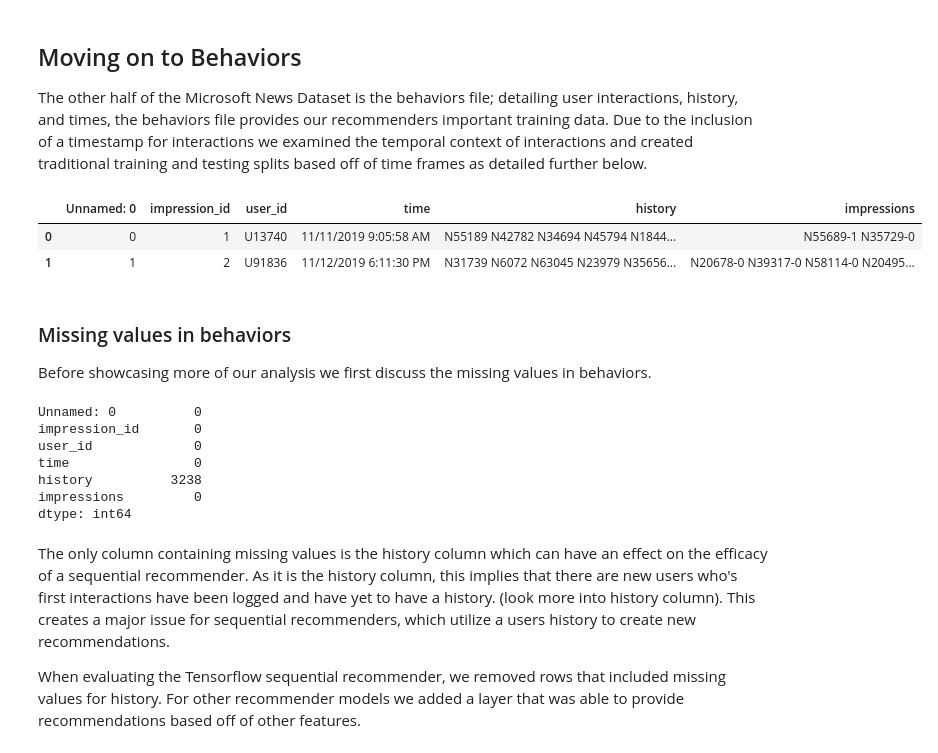
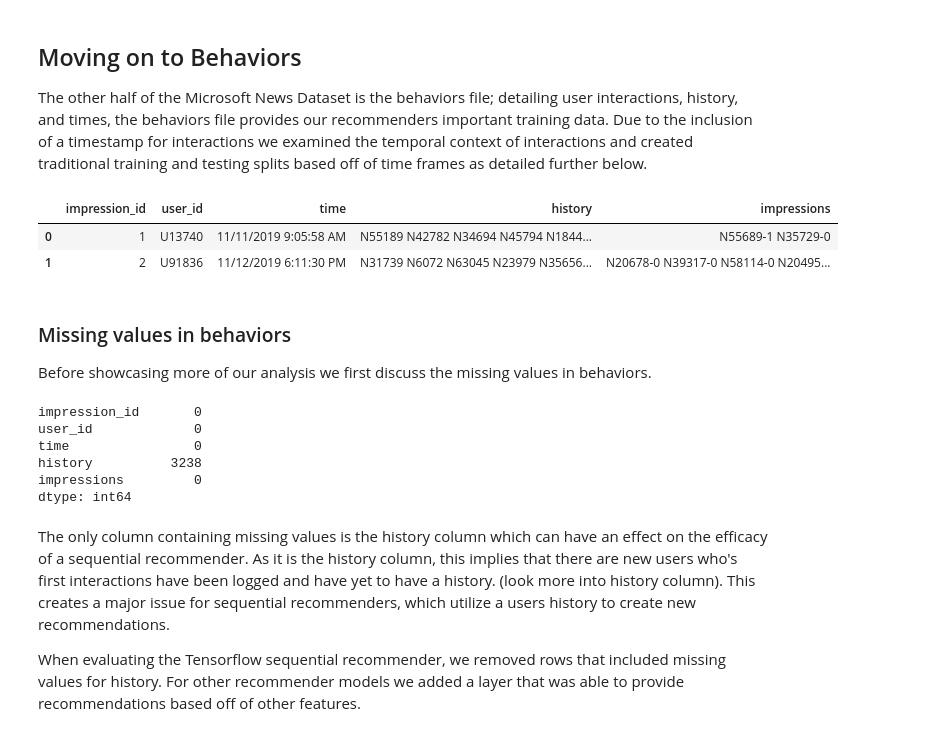
Before and after one commit to nicholas-rf/RecommenderProject, a Jupyter notebook: ExploratoryAnalysis/eda_report.ipynb, the cells around one changed output. Drawn from its saved outputs; the diff is of its cells as text; code cells hidden in the pictures.

```diff
--- a/ExploratoryAnalysis/eda_report.ipynb
+++ b/ExploratoryAnalysis/eda_report.ipynb
@@ -72,19 +74,18 @@ dtype: int64
 ## Moving on to Behaviors
 The other half of the Microsoft News Dataset is the behaviors file; detailing user interactions, history, and times, the behaviors file provides our recommenders important training data. Due to the inclusion of a timestamp for interactions we examined the temporal context of interactions and created traditional training and testing splits based off of time frames as detailed further below.
 # %%
-behaviors = pd.read_csv('../MIND_small/csv/behaviors.csv')
+behaviors = pd.read_csv('../MIND_small/csv/behaviors.csv').drop(columns='Unnamed: 0')
 behaviors.head(2)
 # %% [output]
-|  | Unnamed: 0 | impression_id | user_id | time | history | impressions |
-| 0 | 0 | 1 | U13740 | 11/11/2019 9:05:58 AM | N55189 N42782 N34694 N45794 N1844... | N55689-1 N35729-0 |
-| 1 | 1 | 2 | U91836 | 11/12/2019 6:11:30 PM | N31739 N6072 N63045 N23979 N35656... | N20678-0 N39317-0 N58114-0 N20495... |
+|  | impression_id | user_id | time | history | impressions |
+| 0 | 1 | U13740 | 11/11/2019 9:05:58 AM | N55189 N42782 N34694 N45794 N1844... | N55689-1 N35729-0 |
+| 1 | 2 | U91836 | 11/12/2019 6:11:30 PM | N31739 N6072 N63045 N23979 N35656... | N20678-0 N39317-0 N58114-0 N20495... |
 # %% [markdown]
 ### Missing values in behaviors
 Before showcasing more of our analysis we first discuss the missing values in behaviors.
 # %%
 behaviors.isna().sum()
 # %% [output]
-Unnamed: 0          0
 impression_id       0
 user_id             0
 time                0
```
Also changed, not shown: parts of 29 cells of this notebook, 9 other files.
